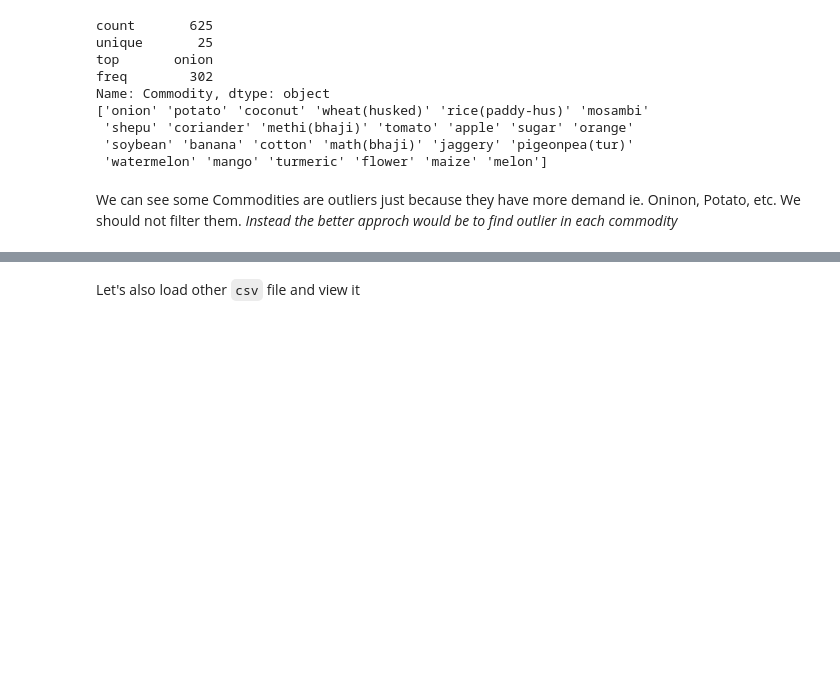
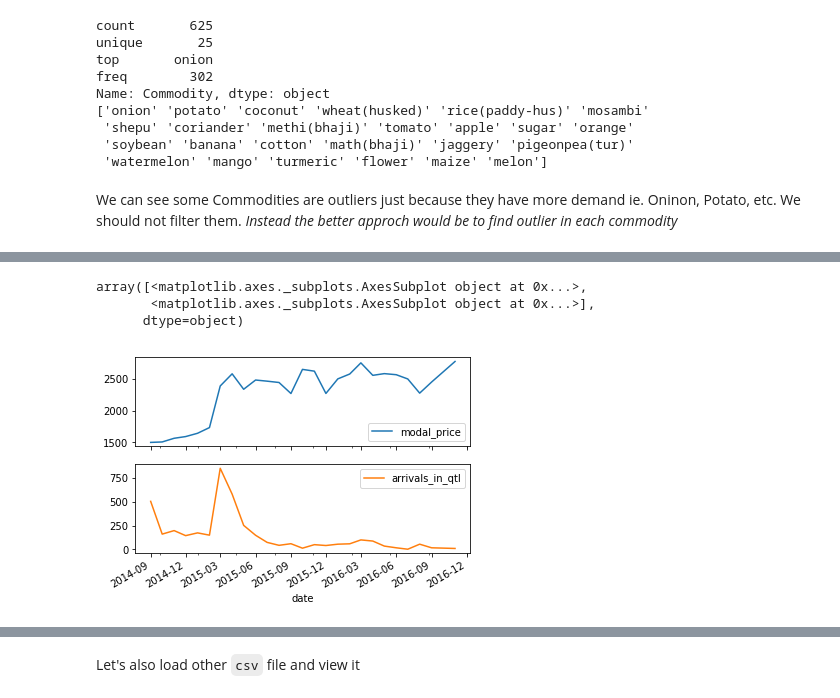
Before and after one commit to shashank2806/Agriculture-Commodities-Prices-Seasons, a Jupyter notebook: agriculture-commodities-prices-seasons.ipynb, the cells around one changed output, grey strips where cells are left out. Cells and saved outputs as stored; diff of their text form; code cells hidden in the pictures; blank space fills up the shorter version.

```diff
--- a/agriculture-commodities-prices-seasons.ipynb
+++ b/agriculture-commodities-prices-seasons.ipynb
@@ -328,0 +364,9 @@ df_filtered.sort_index().to_csv('monthly_cmo_filtered.csv')
+# %%
+mask = (monthly_cmo_df_clean["Commodity"] == "wheat(husked)") & (monthly_cmo_df_clean["APMC"]=='Ausa')
+monthly_cmo_df_clean.loc[mask, ["modal_price", 'arrivals_in_qtl']].plot(subplots=True)
+# df_filtered.loc[mask, ['arrivals_in_qtl']].resample('M').mean().plot()
+# %% [output]
+array([<matplotlib.axes._subplots.AxesSubplot object at 0x...>,
+       <matplotlib.axes._subplots.AxesSubplot object at 0x...>],
+      dtype=object)
+[figure, added]
```
Also changed, not shown: parts of 12 cells of this notebook, 1 other file.
